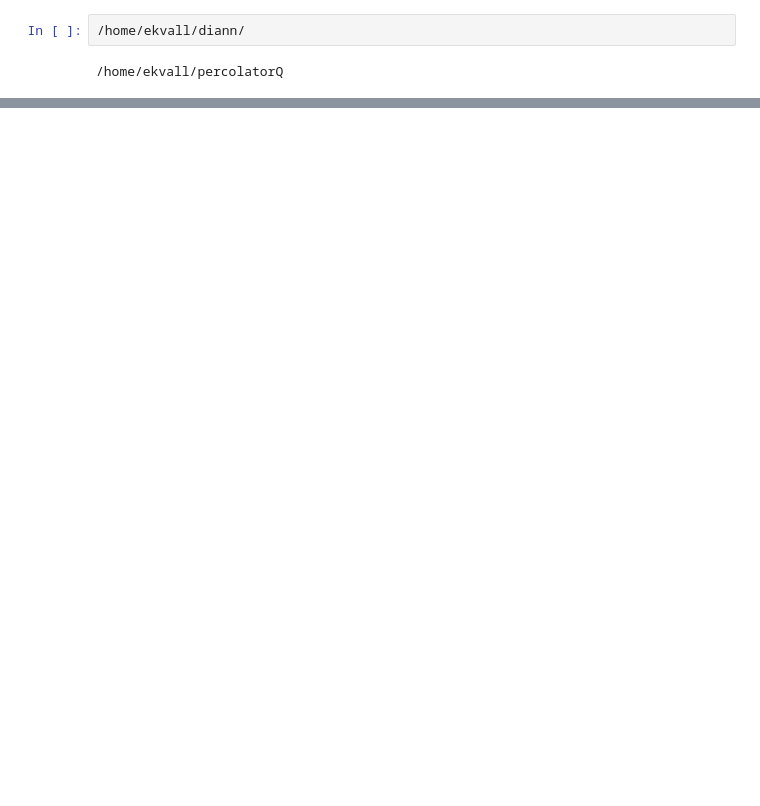
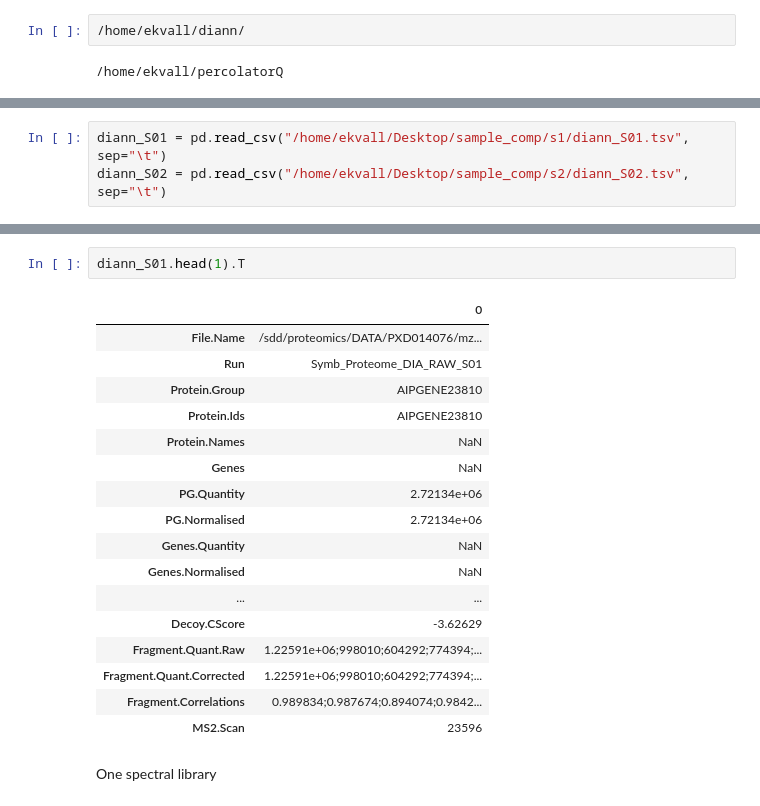
Before and after one commit to ekvall93/percolatorQ, a Jupyter notebook: DIA-NN.ipynb, the cells around one changed output, grey strips where cells are left out. Saved outputs shown, nothing was run; the diff lists cells and outputs as text; blank space fills up the shorter version.

```diff
--- a/DIA-NN.ipynb
+++ b/DIA-NN.ipynb
@@ -28,0 +53,3 @@ Finished
+# %%
+diann_S01 = pd.read_csv("/home/ekvall/Desktop/sample_comp/s1/diann_S01.tsv", sep="\t")
+diann_S02 = pd.read_csv("/home/ekvall/Desktop/sample_comp/s2/diann_S02.tsv", sep="\t")
@@ -28,0 +84,22 @@ Finished
+# %%
+diann_S01.head(1).T
+# %% [output]
+|  | 0 |
+| File.Name | /sdd/proteomics/DATA/PXD014076/mz... |
+| Run | Symb_Proteome_DIA_RAW_S01 |
+| Protein.Group | AIPGENE23810 |
+| Protein.Ids | AIPGENE23810 |
+| Protein.Names | NaN |
+| Genes | NaN |
+| PG.Quantity | 2.72134e+06 |
+| PG.Normalised | 2.72134e+06 |
+| Genes.Quantity | NaN |
+| Genes.Normalised | NaN |
+| ... | ... |
+| Decoy.CScore | -3.62629 |
+| Fragment.Quant.Raw | 1.22591e+06;998010;604292;774394;... |
+| Fragment.Quant.Corrected | 1.22591e+06;998010;604292;774394;... |
+| Fragment.Correlations | 0.989834;0.987674;0.894074;0.9842... |
+| MS2.Scan | 23596 |
+# %% [markdown]
+One spectral library
```
Also changed, not shown: parts of 12 cells of this notebook.
